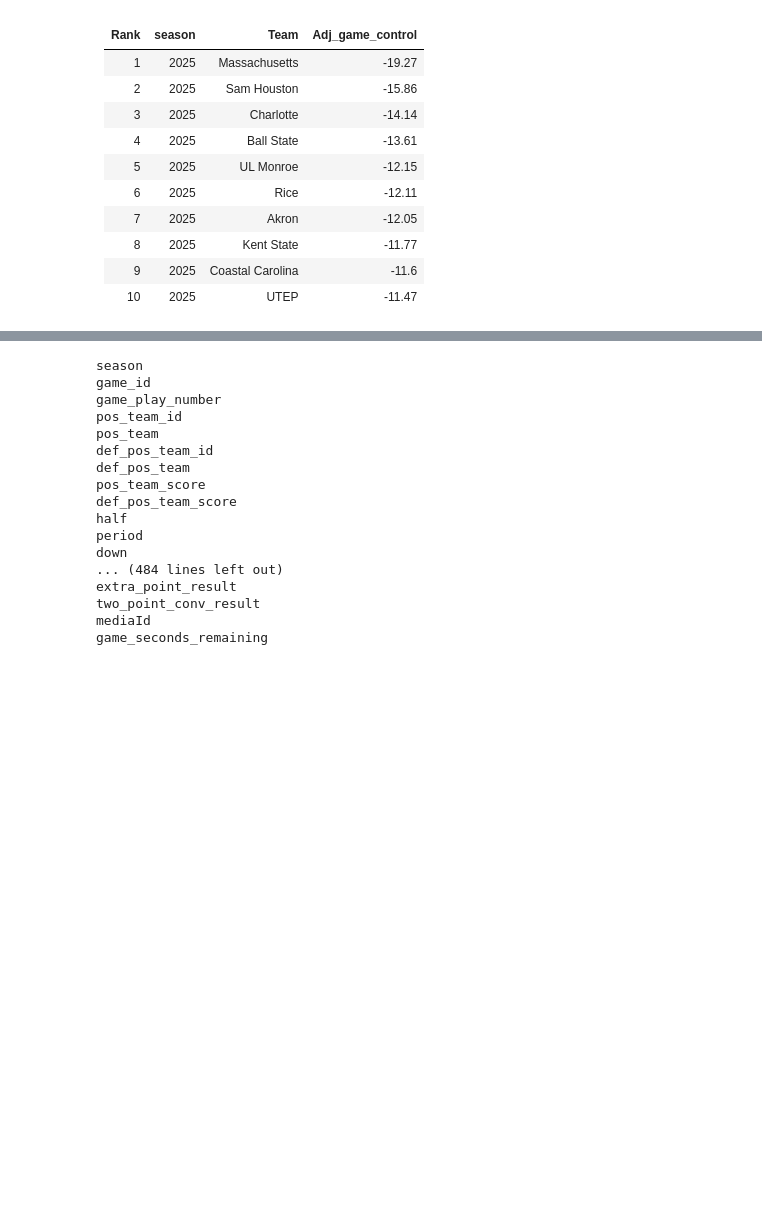
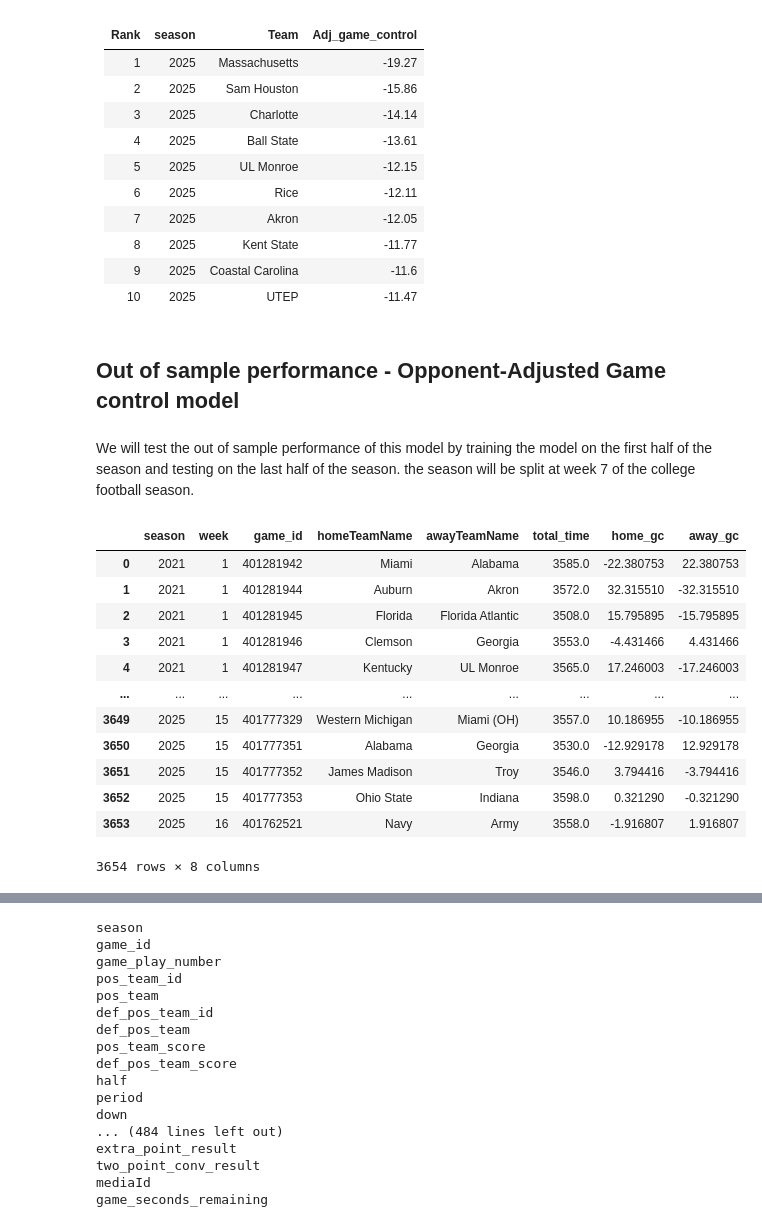
Before and after one commit to ahaze65/SPOA_4001_HW4, a Jupyter notebook: models.ipynb, the cells around one changed output, grey strips where cells are left out. Drawn from its saved outputs; the diff is of its cells as text; code cells hidden in the pictures; blank space fills up the shorter version.

```diff
--- a/models.ipynb
+++ b/models.ipynb
@@ -814,3 +970,23 @@ for yr in sorted(ratings_by_season['season'].unique()):
 |      8 |     2025 | Kent State       |             -11.77 |
 |      9 |     2025 | Coastal Carolina |             -11.6  |
 |     10 |     2025 | UTEP             |             -11.47 |
+# %% [markdown]
+## Out of sample performance - Opponent-Adjusted Game control model
+# %% [markdown]
+We will test the out of sample performance of this model by training the model on the first half of the season and testing on the last half of the season. the season will be split at week 7 of the college football season.
+# %%
+game_control_by_game
+# %% [output]
+|  | season | week | game_id | homeTeamName | awayTeamName | total_time | home_gc | away_gc |
+| 0 | 2021 | 1 | 401281942 | Miami | Alabama | 3585.0 | -22.380753 | 22.380753 |
+| 1 | 2021 | 1 | 401281944 | Auburn | Akron | 3572.0 | 32.315510 | -32.315510 |
+| 2 | 2021 | 1 | 401281945 | Florida | Florida Atlantic | 3508.0 | 15.795895 | -15.795895 |
+| 3 | 2021 | 1 | 401281946 | Clemson | Georgia | 3553.0 | -4.431466 | 4.431466 |
+| 4 | 2021 | 1 | 401281947 | Kentucky | UL Monroe | 3565.0 | 17.246003 | -17.246003 |
+| ... | ... | ... | ... | ... | ... | ... | ... | ... |
+| 3649 | 2025 | 15 | 401777329 | Western Michigan | Miami (OH) | 3557.0 | 10.186955 | -10.186955 |
+| 3650 | 2025 | 15 | 401777351 | Alabama | Georgia | 3530.0 | -12.929178 | 12.929178 |
+| 3651 | 2025 | 15 | 401777352 | James Madison | Troy | 3546.0 | 3.794416 | -3.794416 |
+| 3652 | 2025 | 15 | 401777353 | Ohio State | Indiana | 3598.0 | 0.321290 | -0.321290 |
+| 3653 | 2025 | 16 | 401762521 | Navy | Army | 3558.0 | -1.916807 | 1.916807 |
+3654 rows × 8 columns
```
Also changed, not shown: parts of 49 cells of this notebook.
